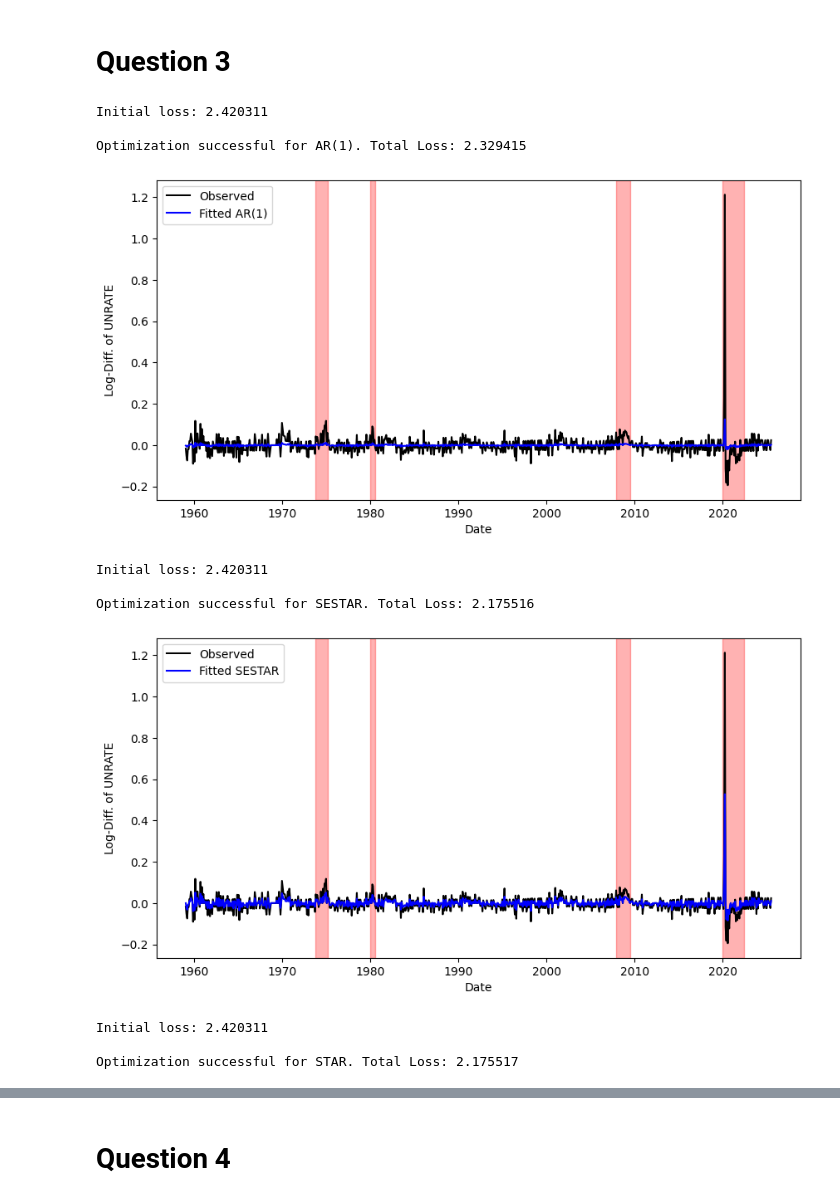
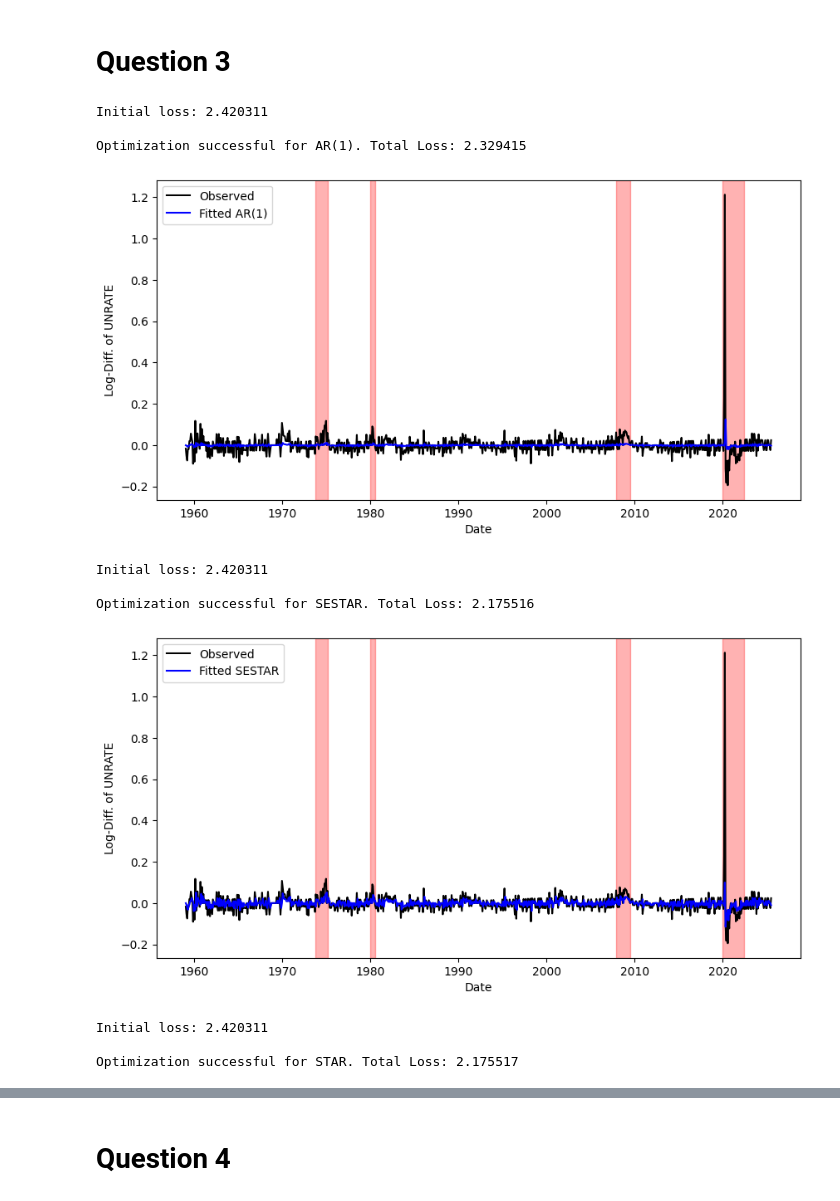
Before and after one commit to avril-rdgz/E_EORM_AECTR_GA2, a Jupyter notebook: Main_notebook_GA2.ipynb, the cells around one changed output, grey strips where cells are left out. Saved outputs shown, nothing was run; the diff lists cells and outputs as text; code cells hidden in the pictures.

```diff
--- a/Main_notebook_GA2.ipynb
+++ b/Main_notebook_GA2.ipynb
@@ -123,11 +123,8 @@ def fit_values(theta, model_name, x, y=None):
   elif model_name == 'STAR':
     div[1:] = gamma / (1 + np.exp(alpha + beta * y[:-1]))
 
-  x_fit = mu + (delta + div) * x
-
-  # Replace 1st observation w/ unconditional mean to remove spike
-  if model_name == 'SESTAR':
-    x_fit[0] = mu / (1 - delta)
+  x_fit = mu + (delta + div[1:]) * x[:-1]
+  x_fit = np.insert(x_fit, 0, mu / (1 - delta)) # Add 1st observation as unconditional mean
 
   return x_fit
 # %%
@@ -160,81 +157,34 @@ for model in model_names:
 
   x_fitted = fit_values(theta_optim, model, x, y)
 
   # Plotting actual vs fitted values
   plt.figure(figsize=(10, 5))
   plt.plot(date, x, label='Observed', color='black')
   plt.plot(date, x_fitted, label=f'Fitted {model}', color='blue')
 
   for start, end in recessions_periods:
     plt.axvspan(pd.to_datetime(start), pd.to_datetime(end), color='red', alpha=0.3)
 
   plt.xlabel('Date')
   plt.ylabel('Log-Diff. of UNRATE')
   plt.legend()
 
   # Uncomment to store plot
   plt.savefig(f'UNRATE_fitted_{model}.png', bbox_inches='tight', dpi=300)
   plt.show()
 
   plt.close()
 
-# Results for Q3
-
-theta_init = (0, 0.3, 0, 0, 6)
-date = df_log_diff['DATE']
-x = df_log_diff['UNRATE']
-y = df_log_diff['INDPRO']
-
-recessions_periods = [
-    ('1973-11-01', '1975-03-31'),
-    ('1980-01-01', '1980-07-31'),
-    ('2007-12-01', '2009-06-30'),
-    ('2020-01-01', '2022-05-31')
-]
-
-results_Q3 = {}
-
-for model in model_names:
-
-  loss_init = get_total_loss(theta_init, model, x, y)
-  print(f'Initial loss: {loss_init:.6f}')
-
-  theta_optim, loss_optim = estimate_model(theta_init, model, x, y)
-  results_Q3[model] = {
-      'theta': theta_optim,
-      'total_loss': loss_optim
-  }
-
-  x_fitted = fit_values(theta_optim, model, x, y)
-
-  # Plotting actual vs fitted values
-  plt.figure(figsize=(10, 5))
-  plt.plot(date, x, label='Observed', color='black')
-  plt.plot(date, x_fitted, label=f'Fitted {model}', color='blue')
-
-  for start, end in recessions_periods:
-    plt.axvspan(pd.to_datetime(start), pd.to_datetime(end), color='red', alpha=0.3)
-
-  plt.xlabel('Date')
-  plt.ylabel('Log-Diff. of UNRATE')
-  plt.legend()
-
-  # Uncomment to store plot
-  plt.savefig(f'UNRATE_fitted_{model}.png', bbox_inches='tight', dpi=300)
-  plt.show()
-
-  plt.close()
-
 theta_hat_star = np.asarray(results_Q3["STAR"]["theta"])
 # %% [output]
 Initial loss: 2.420311
 
 Optimization successful for AR(1). Total Loss: 2.329415
 [figure]
 Initial loss: 2.420311
 
 Optimization successful for SESTAR. Total Loss: 2.175516
-[figure, old version]
+[figure, new version]
 Initial loss: 2.420311
 
 Optimization successful for STAR. Total Loss: 2.175517
```
Also changed, not shown: parts of 1 cell of this notebook.
